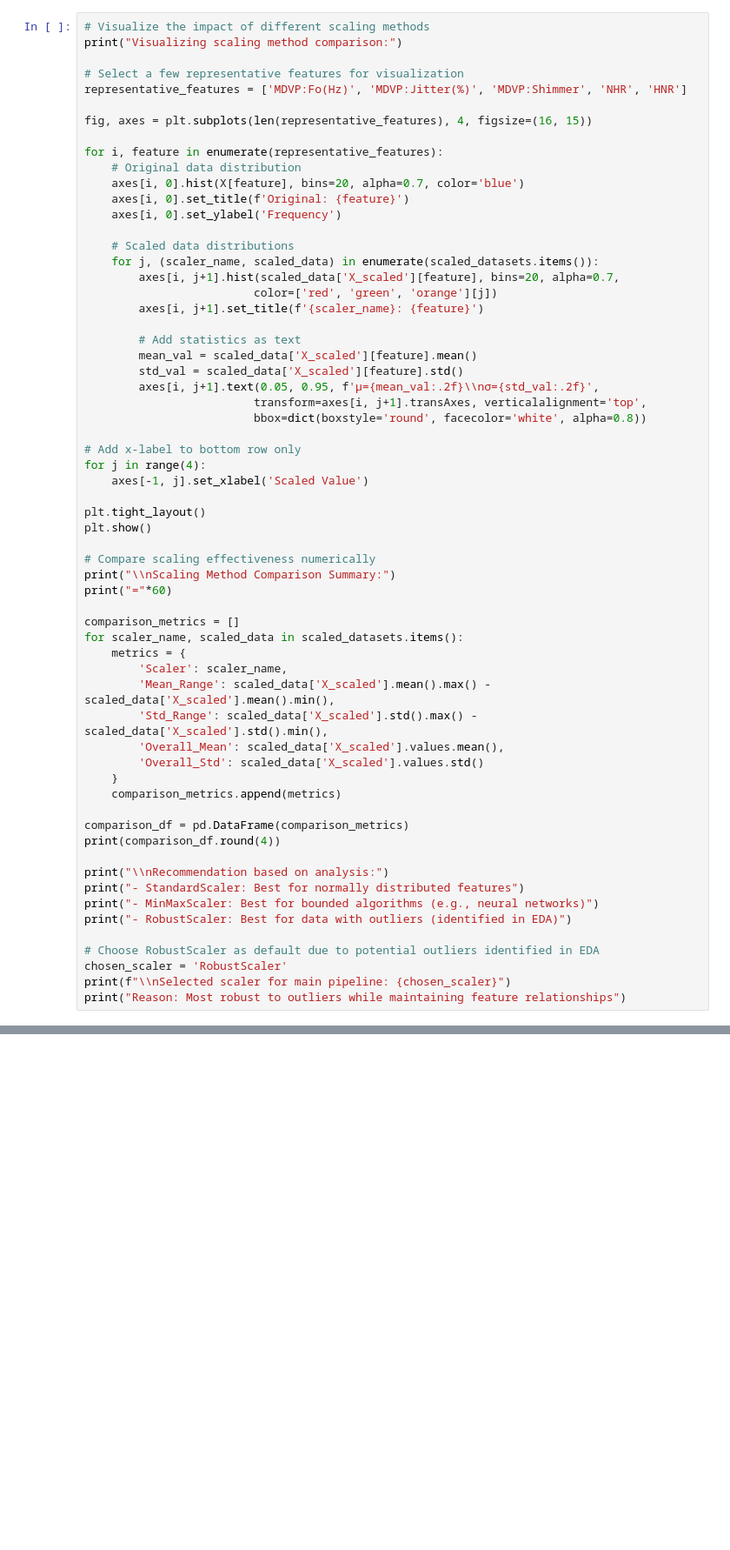
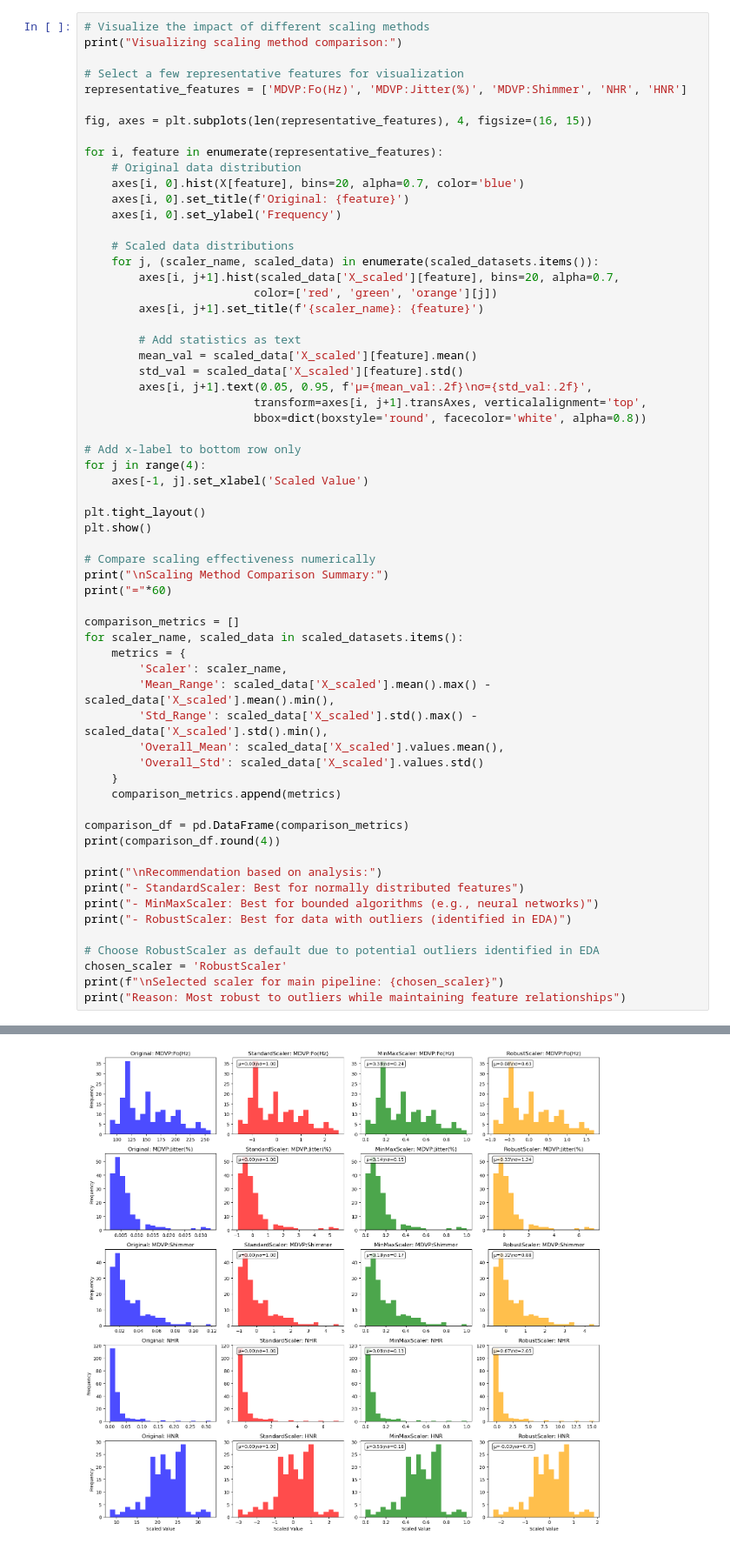
Before and after one commit to brnakin/parkinsons-voice, a Jupyter notebook: notebooks/parkinson-preprocessing.ipynb, the cells around one changed output, grey strips where cells are left out. Shown at 87% size. Saved outputs shown, nothing was run; the diff lists cells and outputs as text; blank space fills up the shorter version.

```diff
--- a/notebooks/parkinson-preprocessing.ipynb
+++ b/notebooks/parkinson-preprocessing.ipynb
@@ -508,7 +654,7 @@ for i, feature in enumerate(representative_features):
         # Add statistics as text
         mean_val = scaled_data['X_scaled'][feature].mean()
         std_val = scaled_data['X_scaled'][feature].std()
-        axes[i, j+1].text(0.05, 0.95, f'μ={mean_val:.2f}\\nσ={std_val:.2f}',
+        axes[i, j+1].text(0.05, 0.95, f'μ={mean_val:.2f}\nσ={std_val:.2f}',
                          transform=axes[i, j+1].transAxes, verticalalignment='top',
                          bbox=dict(boxstyle='round', facecolor='white', alpha=0.8))
 
@@ -520,7 +666,7 @@ plt.tight_layout()
 plt.show()
 
 # Compare scaling effectiveness numerically
-print("\\nScaling Method Comparison Summary:")
+print("\nScaling Method Comparison Summary:")
 print("="*60)
 
 comparison_metrics = []
@@ -537,12 +683,13 @@ for scaler_name, scaled_data in scaled_datasets.items():
 comparison_df = pd.DataFrame(comparison_metrics)
 print(comparison_df.round(4))
 
-print("\\nRecommendation based on analysis:")
+print("\nRecommendation based on analysis:")
 print("- StandardScaler: Best for normally distributed features")
 print("- MinMaxScaler: Best for bounded algorithms (e.g., neural networks)")
 print("- RobustScaler: Best for data with outliers (identified in EDA)")
 
 # Choose RobustScaler as default due to potential outliers identified in EDA
 chosen_scaler = 'RobustScaler'
-print(f"\\nSelected scaler for main pipeline: {chosen_scaler}")
+print(f"\nSelected scaler for main pipeline: {chosen_scaler}")
 print("Reason: Most robust to outliers while maintaining feature relationships")
+# %% [output]
@@ -548,0 +697 @@ print("Reason: Most robust to outliers while maintaining feature relationships")
+[figure, added]
```
Also changed, not shown: parts of 38 cells of this notebook, 2 other files.
